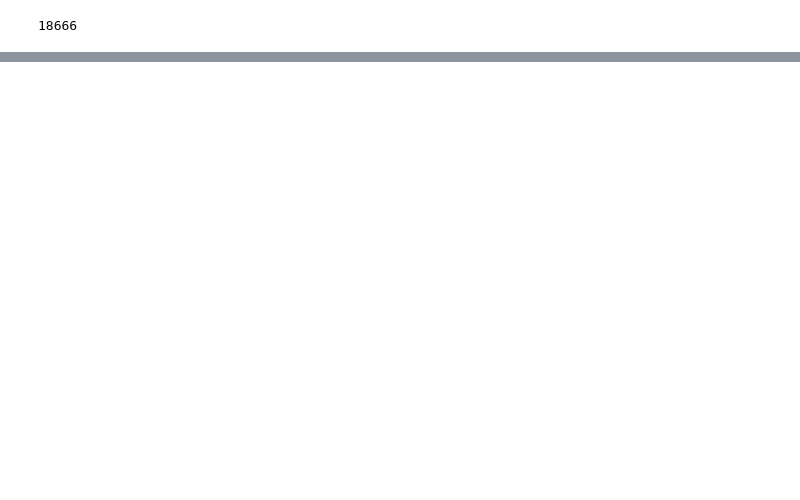
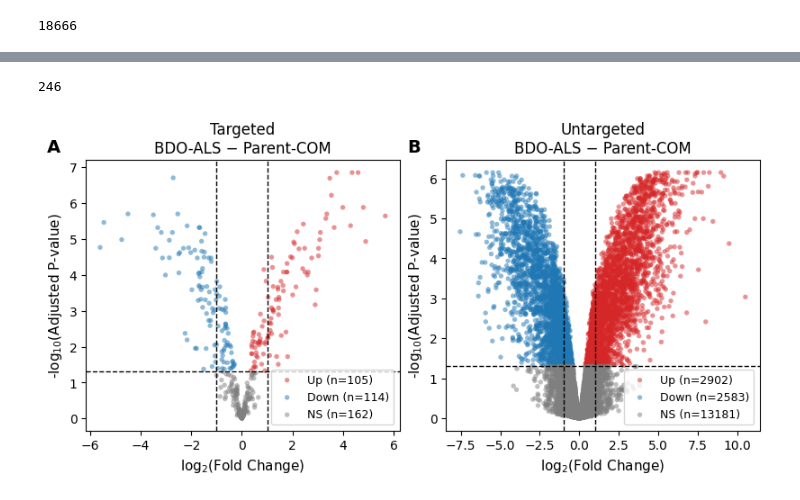
Before and after one commit to zhanglab/GEM-iPfu, a Jupyter notebook: manuscript/OQuinn_Vailionis_2026/Fig_8-9.ipynb, the cells around one changed output, grey strips where cells are left out. Drawn from its saved outputs; the diff is of its cells as text; code cells hidden in the pictures; blank space fills up the shorter version.

Commit message:
Add MRA figure 1 and update citations

```diff
--- a/manuscript/OQuinn_Vailionis_2026/Fig_8-9.ipynb
+++ b/manuscript/OQuinn_Vailionis_2026/Fig_8-9.ipynb
@@ -1194,0 +1170,76 @@ pfu_targeted_limma
+# %%
+# Number of metabolites in the untargeted dataset
+len(pfu_untargeted_limma.propagated_annotation.dropna().unique())
+# %% [output]
+246
+# %%
+import numpy as np
+import matplotlib.pyplot as plt
+import seaborn as sns
+
+fig, axes = plt.subplot_mosaic(
+    [["A", "B"]],
+    figsize=(8, 4),
+    constrained_layout=True
+)
+
+pal = sns.color_palette("tab10")
+color_map = {
+    'Up': pal[3],
+    'Down': pal[0],
+    'NS': pal[7]
+}
+
+pval_threshold = 0.05
+fc_threshold = 1
+
+for panel_label, (ax_key, df, title) in zip(
+    ["A", "B"],
+    [
+        ("A", pfu_targeted_limma, "Targeted"),
+        ("B", pfu_untargeted_limma, "Untargeted"),
+    ]
+):
+    ax = axes[ax_key]
+
+    df = df.copy()
+    df["-log10_adjP"] = -np.log10(df["adj.P.Val"])
+
+    for sig, color in color_map.items():
+        subset = df[df["significance"] == sig]
+        n = len(subset)
+        ax.scatter(
+            subset["logFC"],
+            subset["-log10_adjP"],
+            color=color,
+            s=15,
+            alpha=0.5,
+            edgecolors="none",
+            label=f"{sig} (n={n})",
+        )
+
+    ax.axhline(-np.log10(pval_threshold), color="black", linestyle="--", linewidth=1)
+    ax.axvline(-fc_threshold, color="black", linestyle="--", linewidth=1)
+    ax.axvline(fc_threshold, color="black", linestyle="--", linewidth=1)
+
+    ax.set_xlabel("log$_2$(Fold Change)", fontsize=11)
+    ax.set_ylabel("-log$_{10}$(Adjusted P-value)", fontsize=11)
+
+    ax.set_title(f"{title}\nBDO-ALS − Parent-COM", fontsize=12)
+
+    ax.text(
+        -0.08, 1.08, panel_label,
+        transform=ax.transAxes,
+        fontsize=14,
+        fontweight="bold",
+        va="top",
+        ha="right",
+    )
+
+    ax.legend(loc="lower right", framealpha=0.8, fontsize=9, markerscale=1)
+
+plt.savefig(os.path.join(outdir, 'MRA_Fig_1_volcano.png'),
+            dpi=300, bbox_inches='tight')
+plt.show()
+# %% [output]
+[figure, added]
```
Also changed, not shown: parts of 8 cells of this notebook, 1 other file.
